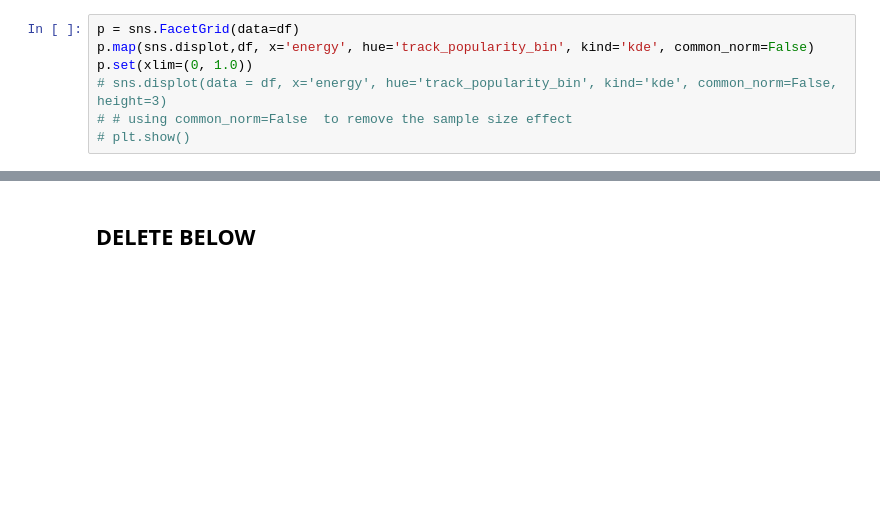
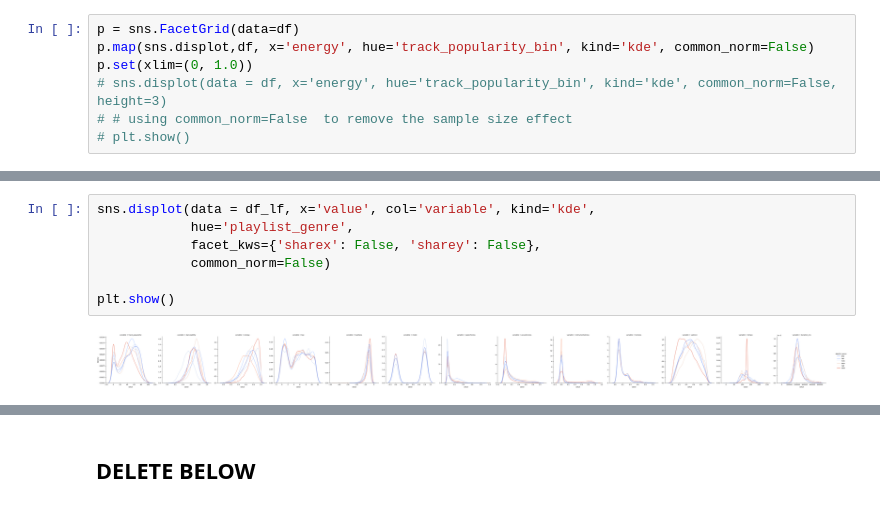
Before and after one commit to vas610/cmpinf-2100_introduction_data_centric_computing, a Jupyter notebook: week8/assignment/eda/Srinivasa_Raghavan_Vasanth_Madhavan_EDA.ipynb, the cells around one changed output, grey strips where cells are left out. Cells and saved outputs as stored; diff of their text form; blank space fills up the shorter version.

```diff
--- a/week8/assignment/eda/Srinivasa_Raghavan_Vasanth_Madhavan_EDA.ipynb
+++ b/week8/assignment/eda/Srinivasa_Raghavan_Vasanth_Madhavan_EDA.ipynb
@@ -552,3 +568,12 @@ p.set(xlim=(0, 1.0))
+# %%
+sns.displot(data = df_lf, x='value', col='variable', kind='kde',
+            hue='playlist_genre',
+            facet_kws={'sharex': False, 'sharey': False},
+            common_norm=False)
+
+plt.show()
+# %% [output]
+[figure, added]
 # %%
 sns.displot(data = df, x='loudness', hue='track_popularity_bin', kind='kde', common_norm=False, height=3)
 # using common_norm=False  to remove the sample size effect
```
Also changed, not shown: parts of 18 cells of this notebook.
